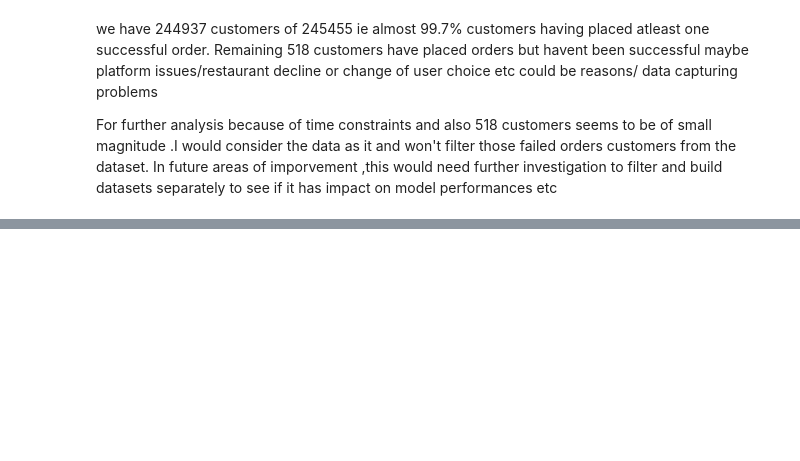
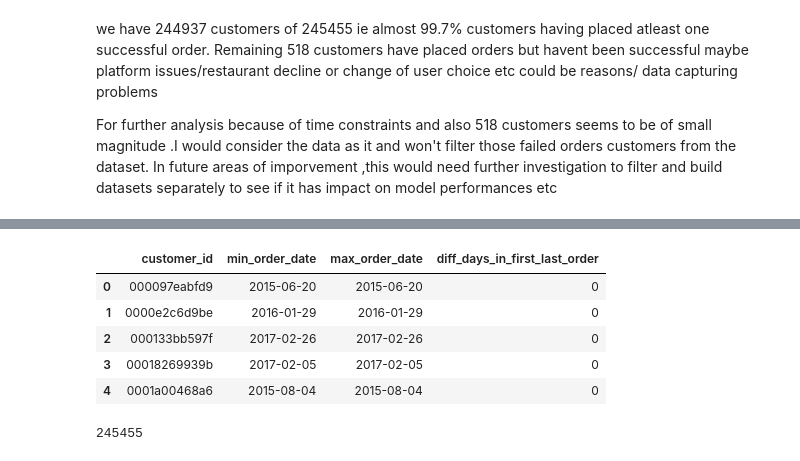
Before and after one commit to yh18190/chunautee_samna, a Jupyter notebook: DataPrep_Transformations.ipynb, the cells around one changed output, grey strips where cells are left out. Saved outputs shown, nothing was run; the diff lists cells and outputs as text; code cells hidden in the pictures; blank space fills up the shorter version.

```diff
--- a/DataPrep_Transformations.ipynb
+++ b/DataPrep_Transformations.ipynb
@@ -257,0 +289,15 @@ In future areas of imporvement ,this would need further investigation to filter
+# %%
+#compute the difference in dates :days
+df_customer_min_max_dates['diff_days_in_first_last_order']=(df_customer_min_max_dates['max_order_date']-df_customer_min_max_dates['min_order_date']).dt.days
+df_customer_min_max_dates.head()
+# %% [output]
+|  | customer_id | min_order_date | max_order_date | diff_days_in_first_last_order |
+| 0 | 000097eabfd9 | 2015-06-20 | 2015-06-20 | 0 |
+| 1 | 0000e2c6d9be | 2016-01-29 | 2016-01-29 | 0 |
+| 2 | 000133bb597f | 2017-02-26 | 2017-02-26 | 0 |
+| 3 | 00018269939b | 2017-02-05 | 2017-02-05 | 0 |
+| 4 | 0001a00468a6 | 2015-08-04 | 2015-08-04 | 0 |
+# %%
+df_customer_min_max_dates.customer_id.nunique()
+# %% [output]
+245455
```
Also changed, not shown: parts of 12 cells of this notebook.
